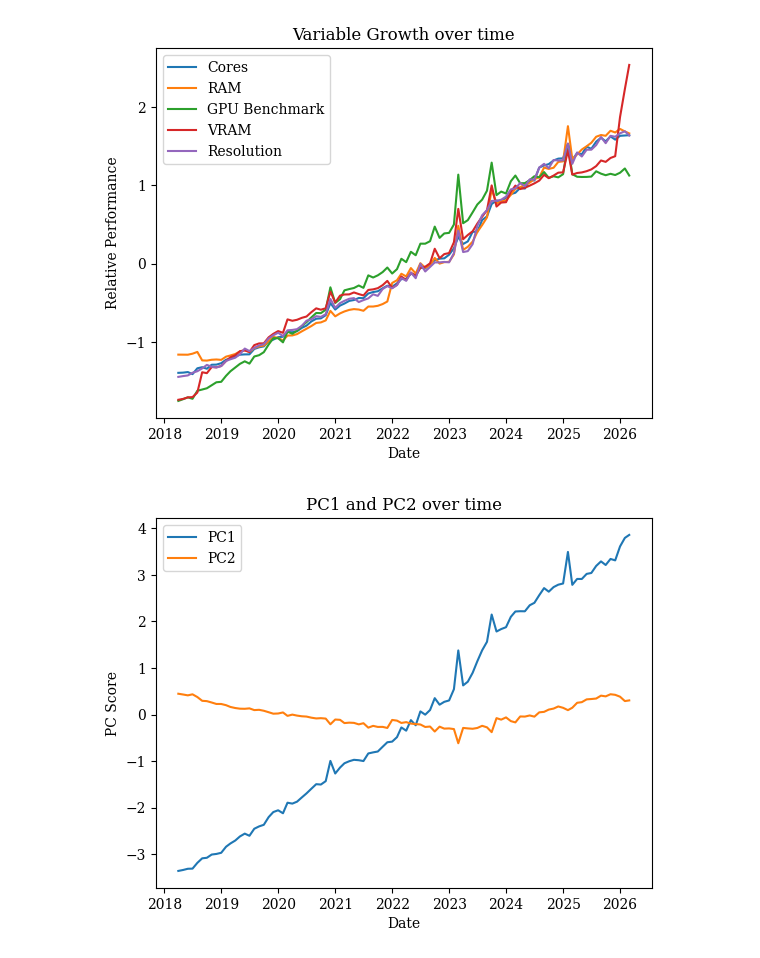
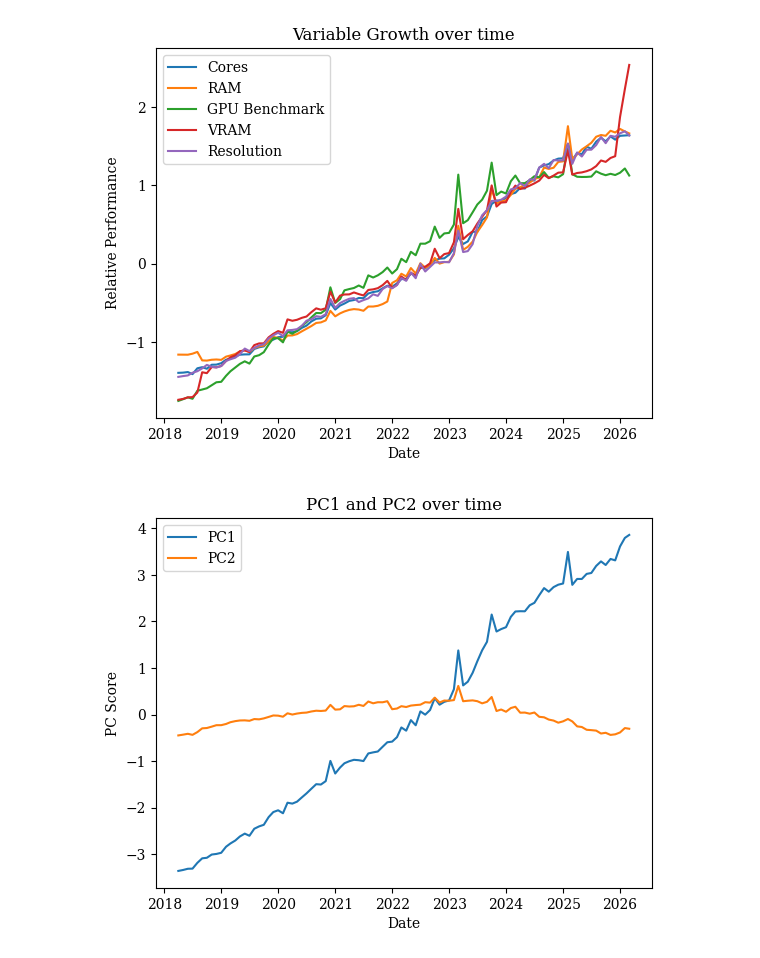
Before and after one commit to PiotrWey/SteamHWSAnalysis, a Jupyter notebook: analysis.ipynb, the cells around one changed output. Drawn from its saved outputs; the diff is of its cells as text; code cells hidden in the pictures.

Commit message:
change pc scores graph

```diff
--- a/analysis.ipynb
+++ b/analysis.ipynb
@@ -304,23 +308,25 @@ pyplot.savefig("var_growth.pdf")
 # %% [output]
 [figure]
 # %%
-# shown going down, going up makes more sense
+# PC1 shown going down, going up makes more sense
 X_pca[:, 0] *= -1 if X_pca[0,0] > X_pca[95,0] else 1
+# PC2 going up makes more sense
+X_pca[:, 1] *= -1 if X_pca[0,1] > X_pca[95//2,1] else 1
 
 pca_df = pd.DataFrame(
   X_pca,
   columns = ["PC1", "PC2"]
 )
 
 pca_df.index = [ dt.datetime(2018, 4, 1) + relativedelta(months=i) for i in range(96) ]
 
 fig, ax = pyplot.subplots()
 ax.plot(pca_df)
 ax.set_xlabel("Date")
 ax.set_ylabel("PC Score")
 ax.set_title("PC1 and PC2 over time")
 ax.legend(["PC1", "PC2"])
 
 pyplot.savefig("pc_scores_time.pdf")
 # %% [output]
-[figure, old version]
+[figure, new version]
```
Also changed, not shown: parts of 1 cell of this notebook, 1 other file.
